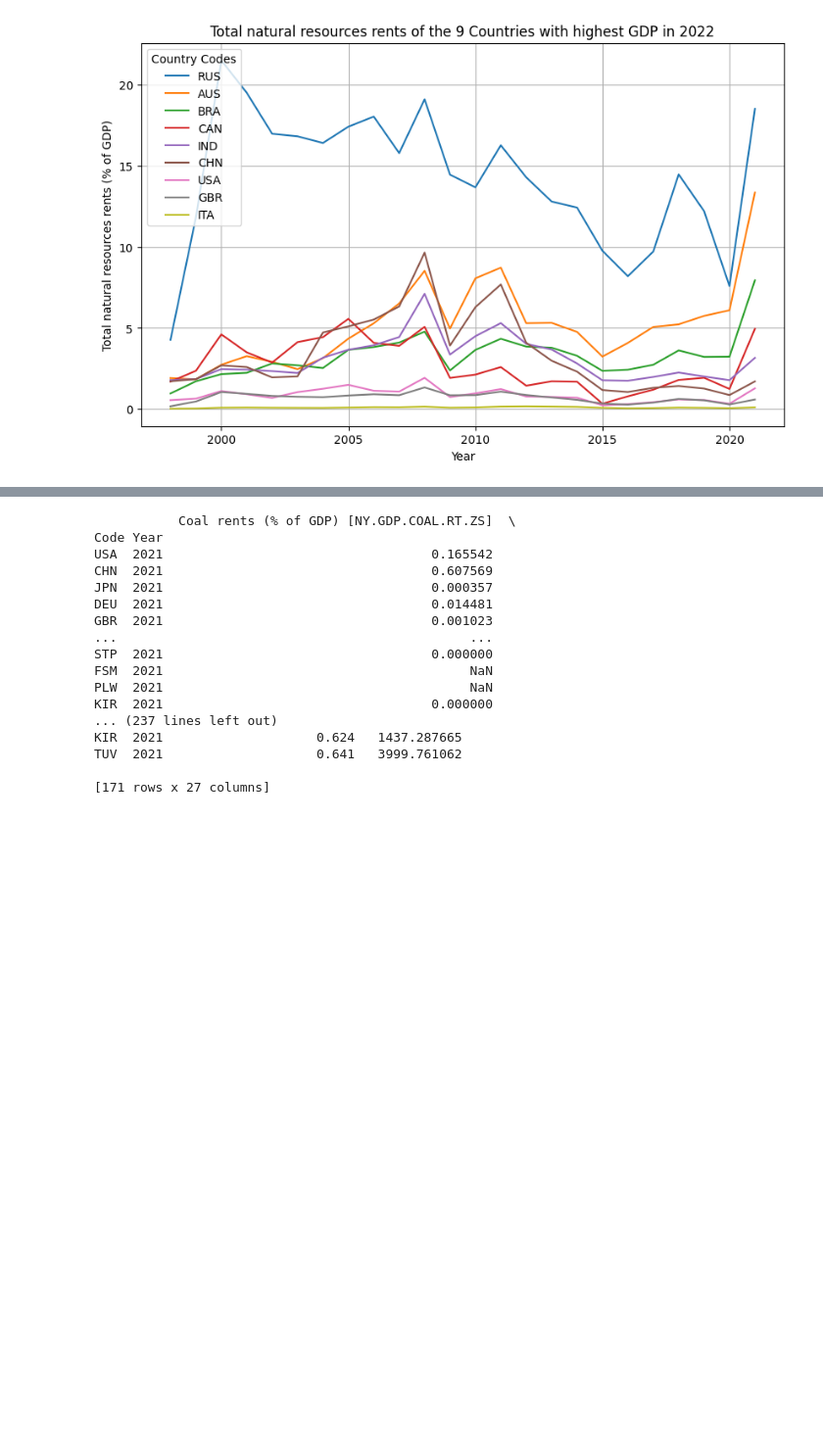
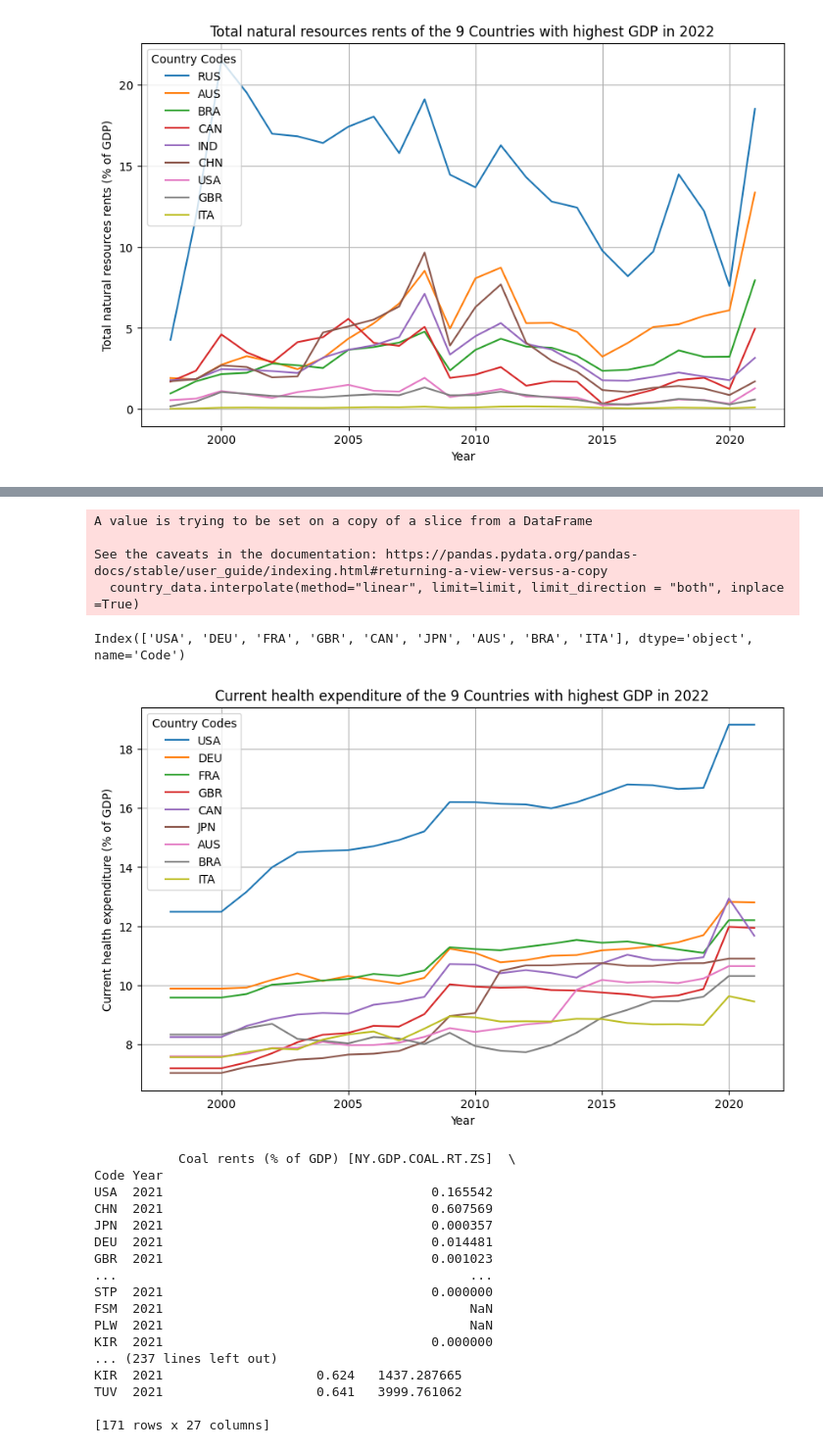
Before and after one commit to LosaLosSantos/Project_ER, a Jupyter notebook: Clean and Exploration.ipynb, the cells around one changed output, grey strips where cells are left out. Shown at 98% size. Drawn from its saved outputs; the diff is of its cells as text; code cells hidden in the pictures; blank space fills up the shorter version.

Commit message:
explore and interesting plots

```diff
--- a/Clean and Exploration.ipynb
+++ b/Clean and Exploration.ipynb
@@ -261,7 +276,7 @@ Index(['ABW', 'ASM', 'ATG', 'BMU', 'BTN', 'CHI', 'CUW', 'CYM', 'ERI', 'FRO',
       dtype='object', name='Code')
 # %%
 #i create the mask of the countries that i want mantain
-HDI_few_nan = HDI_nan_countries[HDI_nan_countries <= 3]
+HDI_few_nan = HDI_nan_countries[HDI_nan_countries <= 4]
 HDI_few_nan
 # %% [output]
 Code
@@ -958,3 +1013,20 @@ plot_country_data(GDP_cons_df, top_nr_countries, "Total natural resources rents
+# %%
+interpolate_country_nan(GDP_cons_df,"Current health expenditure (% of GDP) [SH.XPD.CHEX.GD.ZS]", limit=None)
+# %% [output]
+A value is trying to be set on a copy of a slice from a DataFrame
+
+See the caveats in the documentation: https://pandas.pydata.org/pandas-docs/stable/user_guide/indexing.html#returning-a-view-versus-a-copy
+  country_data.interpolate(method="linear", limit=limit, limit_direction = "both", inplace =True)
+# %%
+top_he_countries = GDP_cons_df.loc[GDP_cons_df.index.get_level_values("Year") == 2021].sort_values(by="Current health expenditure (% of GDP) [SH.XPD.CHEX.GD.ZS]", ascending=False).head(9)
+print(top_he_countries.index.get_level_values("Code"))
+# %% [output]
+Index(['USA', 'DEU', 'FRA', 'GBR', 'CAN', 'JPN', 'AUS', 'BRA', 'ITA'], dtype='object', name='Code')
+# %%
+plot_country_data(GDP_cons_df, top_he_countries, "Current health expenditure (% of GDP) [SH.XPD.CHEX.GD.ZS]",
+                  "Current health expenditure (% of GDP)", "Current health expenditure of the 9 Countries with highest GDP in 2022")
+# %% [output]
+[figure, added]
 # %%
 Glob_21_df = sorted_21_gdp_df
 Glob_98_df = Glob_df4.loc[Glob_df4.index.get_level_values("Year") == 1998].sort_values(by="GDP (constant 2015 US$) [NY.GDP.MKTP.KD]", ascending=False)
```
Also changed, not shown: parts of 14 cells of this notebook, 1 other file.
